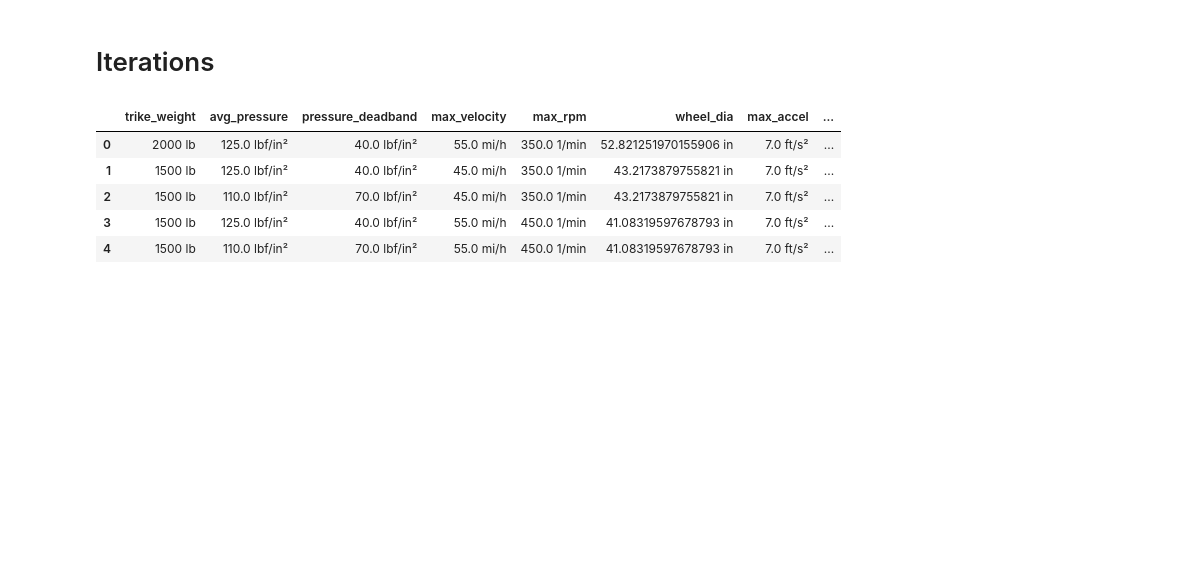
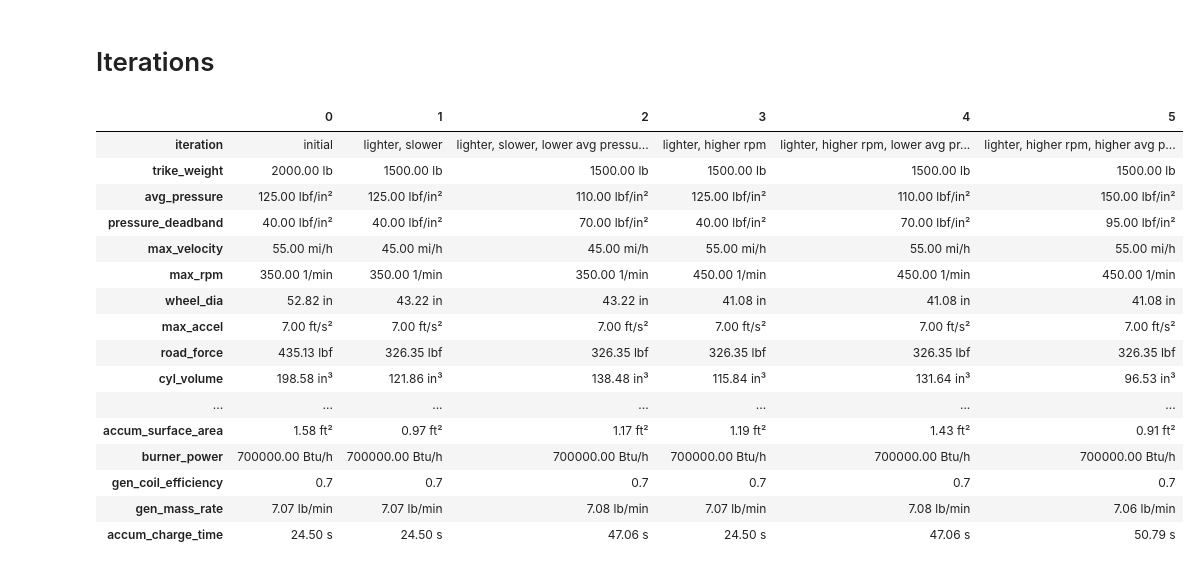
Before and after one commit to collinneedham/steam, a Jupyter notebook: steamtrike.ipynb, the cells around one changed output. Saved outputs shown, nothing was run; the diff lists cells and outputs as text; code cells hidden in the pictures; blank space fills up the shorter version.

Commit message:
improved output formatting

```diff
--- a/steamtrike.ipynb
+++ b/steamtrike.ipynb
@@ -13,9 +13,9 @@ import pint                                 # units library
 from pyntXSteam import pyntXSteam           # pint wrapper for steam library pyXSteam
 ureg = pint.UnitRegistry()                  # initialize pint units registry for this notebook
 ureg.autoconvert_offset_to_baseunit = True  # disable relative temperature units
-ureg.default_format = "~P"                  # enable pretty unit outputs
+ureg.default_format = "~0.2fP"              # enable pretty unit outputs
 steam = pyntXSteam(ureg)                    # initialize steam library with pint registry
-x = {}                                      # iteration parameters
+x = {"iteration": "initial"}                                      # iteration parameters
 # %% [output]
 Requirement already satisfied: pint in c:\users\click\anaconda3\lib\site-packages (0.22)
 Requirement already satisfied: typing-extensions in c:\users\click\anaconda3\lib\site-packages (from pint) (4.7.1)
@@ -297,5 +297,6 @@ Now that we have calculated a single design iteration, let's evaluate the result
 # %%
 df = pd.DataFrame(x, index=[1])
 pd.set_option('display.max_columns', None)
-df
+pd.set_option('display.max_colwidth', None)
+df.transpose()
 # %% [output]
@@ -312,7 +328,7 @@ From here, we can tweak assumptions as we like to get a design that looks more r
 # %%
 iters = [
     x,  # 0: initial iteration from text
-    {   # 1: lighter, slower
+    {   "iteration": "lighter, slower",
         "trike_weight": 1500 * ureg('lb'),              # 2000 -> 1500 lb
         "avg_pressure": 125 * ureg('lbf/in**2'),
         "pressure_deadband": 40 * ureg('lbf/in**2'),
@@ -320,12 +336,12 @@ iters = [
         "max_rpm": 350 * ureg('1/min'),
         "max_accel": 7 * ureg('ft/s**2'),
         "cyl_bore": 5.0 * ureg('in'),
-        "max_road_slope": 0.1 * ureg(''),
+        "max_road_slope": 0.1,
         "accum_capacity": 15 * ureg('gal'),
         "gen_coil_efficiency": 0.7,
         "burner_power": 700000 * ureg('Btu/hr')
     },
-    {   # 2: lighter, slower, lower avg pressure, bigger pressure deadband
+    {   "iteration": "lighter, slower, lower avg pressure, bigger pressure deadband",
         "trike_weight": 1500 * ureg('lb'),              # 2000 -> 1500 lb
         "avg_pressure": 110 * ureg('lbf/in**2'),        # 125 -> 110 psi
         "pressure_deadband": 70 * ureg('lbf/in**2'),    # 40 -> 70 psi
@@ -333,12 +349,12 @@ iters = [
         "max_rpm": 350 * ureg('1/min'),
         "max_accel": 7 * ureg('ft/s**2'),
         "cyl_bore": 5.0 * ureg('in'),
-        "max_road_slope": 0.1 * ureg(''),
+        "max_road_slope": 0.1,
         "accum_capacity": 15 * ureg('gal'),
         "gen_coil_efficiency": 0.7,
         "burner_power": 700000 * ureg('Btu/hr')
     },
-    {   # 3: lighter, higher rpm
+    {   "iteration": "lighter, higher rpm",
         "trike_weight": 1500 * ureg('lb'),              # 2000 -> 1500 lb
         "avg_pressure": 125 * ureg('lbf/in**2'),
         "pressure_deadband": 40 * ureg('lbf/in**2'),
@@ -346,12 +362,12 @@ iters = [
         "max_rpm": 450 * ureg('1/min'),                 # 350 -> 450 RPM
         "max_accel": 7 * ureg('ft/s**2'),
         "cyl_bore": 5.0 * ureg('in'),
-        "max_road_slope": 0.1 * ureg(''),
+        "max_road_slope": 0.1,
         "accum_capacity": 15 * ureg('gal'),
         "gen_coil_efficiency": 0.7,
         "burner_power": 700000 * ureg('Btu/hr')
     },
-    {   # 4: lighter, higher rpm, lower avg pressure, bigger pressure deadband
+    {   "iteration": "lighter, higher rpm, lower avg pressure, bigger pressure deadband",
         "trike_weight": 1500 * ureg('lb'),              # 2000 -> 1500 lb
         "avg_pressure": 110 * ureg('lbf/in**2'),        # 125 -> 110 psi
         "pressure_deadband": 70 * ureg('lbf/in**2'),    # 40 -> 70 psi
@@ -359,7 +375,20 @@ iters = [
         "max_rpm": 450 * ureg('1/min'),                 # 350 -> 450
         "max_accel": 7 * ureg('ft/s**2'),
         "cyl_bore": 5.0 * ureg('in'),
-        "max_road_slope": 0.1 * ureg(''),
+        "max_road_slope": 0.1,
+        "accum_capacity": 15 * ureg('gal'),
+        "gen_coil_efficiency": 0.7,
+        "burner_power": 700000 * ureg('Btu/hr')
+    },
+    {   "iteration": "lighter, higher rpm, higher avg pressure, bigger pressure deadband",
+        "trike_weight": 1500 * ureg('lb'),              # 2000 -> 1500 lb
+        "avg_pressure": 150 * ureg('lbf/in**2'),        # 125 -> 150 psi
+        "pressure_deadband": 95 * ureg('lbf/in**2'),    # 40 -> 90 psi
+        "max_velocity": 55 * ureg('mi/hr'),
+        "max_rpm": 450 * ureg('1/min'),                 # 350 -> 450
+        "max_accel": 7 * ureg('ft/s**2'),
+        "cyl_bore": 5.0 * ureg('in'),
+        "max_road_slope": 0.1,
         "accum_capacity": 15 * ureg('gal'),
         "gen_coil_efficiency": 0.7,
         "burner_power": 700000 * ureg('Btu/hr')
@@ -368,19 +397,30 @@ iters = [
 # %%
 # run calculations
 for each in iters:
     max_hp(each)
     max_piston_speed(each)
     max_steam_liquid_rate(each)
     accum_buffer_time(each)
     accum_surface_area(each)
     accum_charge_time(each)
 # display
 df = pd.DataFrame(iters)
-df
+df.transpose()
 # %% [output]
-|  | trike_weight | avg_pressure | pressure_deadband | max_velocity | max_rpm | wheel_dia | max_accel | ... |
-| 0 | 2000 lb | 125.0 lbf/in² | 40.0 lbf/in² | 55.0 mi/h | 350.0 1/min | 52.821251970155906 in | 7.0 ft/s² | ... |
-| 1 | 1500 lb | 125.0 lbf/in² | 40.0 lbf/in² | 45.0 mi/h | 350.0 1/min | 43.2173879755821 in | 7.0 ft/s² | ... |
-| 2 | 1500 lb | 110.0 lbf/in² | 70.0 lbf/in² | 45.0 mi/h | 350.0 1/min | 43.2173879755821 in | 7.0 ft/s² | ... |
-| 3 | 1500 lb | 125.0 lbf/in² | 40.0 lbf/in² | 55.0 mi/h | 450.0 1/min | 41.08319597678793 in | 7.0 ft/s² | ... |
-| 4 | 1500 lb | 110.0 lbf/in² | 70.0 lbf/in² | 55.0 mi/h | 450.0 1/min | 41.08319597678793 in | 7.0 ft/s² | ... |
+|  | 0 | 1 | 2 | 3 | 4 | 5 |
+| iteration | initial | lighter, slower | lighter, slower, lower avg pressu... | lighter, higher rpm | lighter, higher rpm, lower avg pr... | lighter, higher rpm, higher avg p... |
+| trike_weight | 2000.00 lb | 1500.00 lb | 1500.00 lb | 1500.00 lb | 1500.00 lb | 1500.00 lb |
+| avg_pressure | 125.00 lbf/in² | 125.00 lbf/in² | 110.00 lbf/in² | 125.00 lbf/in² | 110.00 lbf/in² | 150.00 lbf/in² |
+| pressure_deadband | 40.00 lbf/in² | 40.00 lbf/in² | 70.00 lbf/in² | 40.00 lbf/in² | 70.00 lbf/in² | 95.00 lbf/in² |
+| max_velocity | 55.00 mi/h | 45.00 mi/h | 45.00 mi/h | 55.00 mi/h | 55.00 mi/h | 55.00 mi/h |
+| max_rpm | 350.00 1/min | 350.00 1/min | 350.00 1/min | 450.00 1/min | 450.00 1/min | 450.00 1/min |
+| wheel_dia | 52.82 in | 43.22 in | 43.22 in | 41.08 in | 41.08 in | 41.08 in |
+| max_accel | 7.00 ft/s² | 7.00 ft/s² | 7.00 ft/s² | 7.00 ft/s² | 7.00 ft/s² | 7.00 ft/s² |
+| road_force | 435.13 lbf | 326.35 lbf | 326.35 lbf | 326.35 lbf | 326.35 lbf | 326.35 lbf |
+| cyl_volume | 198.58 in³ | 121.86 in³ | 138.48 in³ | 115.84 in³ | 131.64 in³ | 96.53 in³ |
+| ... | ... | ... | ... | ... | ... | ... |
+| accum_surface_area | 1.58 ft² | 0.97 ft² | 1.17 ft² | 1.19 ft² | 1.43 ft² | 0.91 ft² |
+| burner_power | 700000.00 Btu/h | 700000.00 Btu/h | 700000.00 Btu/h | 700000.00 Btu/h | 700000.00 Btu/h | 700000.00 Btu/h |
+| gen_coil_efficiency | 0.7 | 0.7 | 0.7 | 0.7 | 0.7 | 0.7 |
+| gen_mass_rate | 7.07 lb/min | 7.07 lb/min | 7.08 lb/min | 7.07 lb/min | 7.08 lb/min | 7.06 lb/min |
+| accum_charge_time | 24.50 s | 24.50 s | 47.06 s | 24.50 s | 47.06 s | 50.79 s |
```
Also changed, not shown: parts of 1 cell of this notebook.
